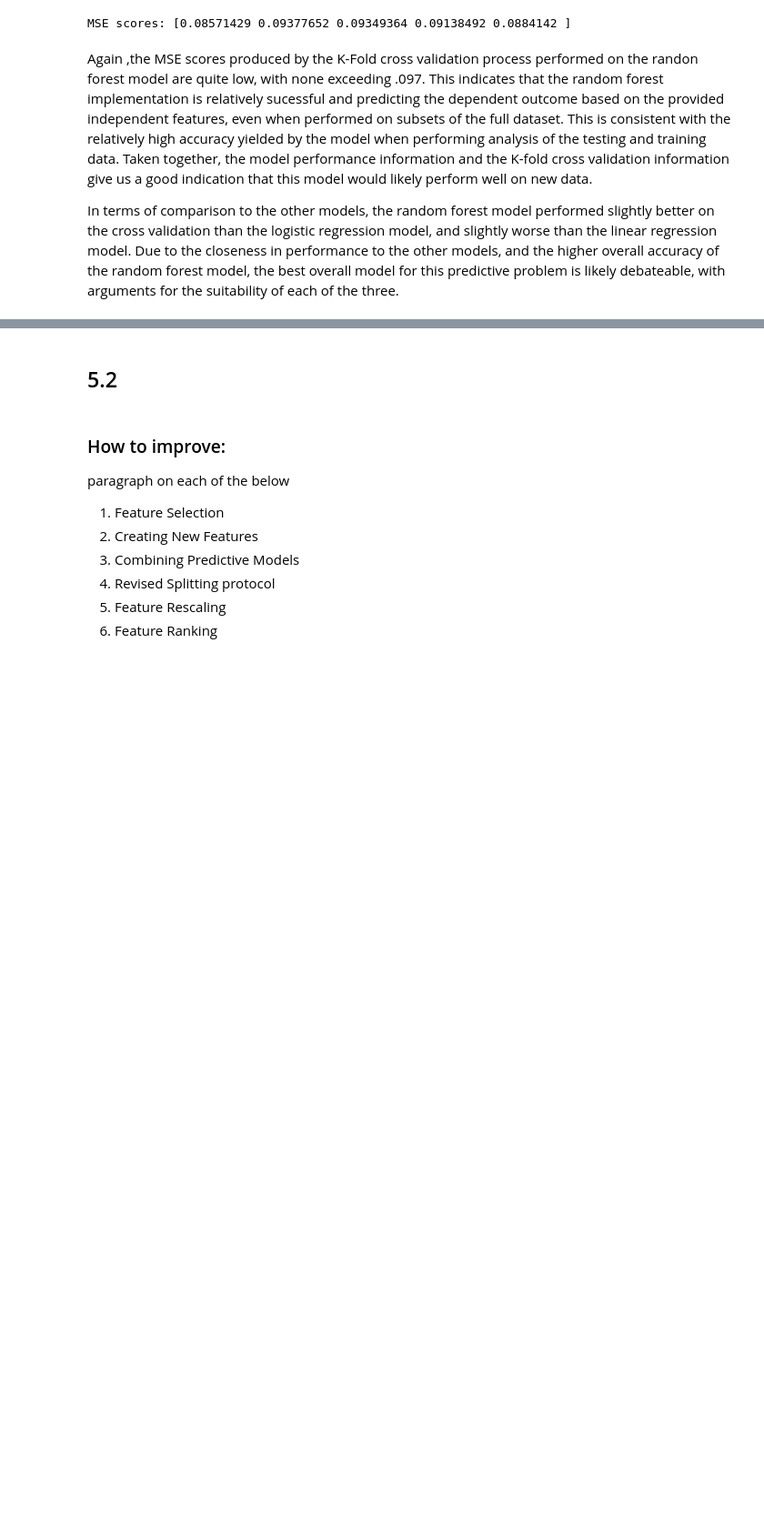
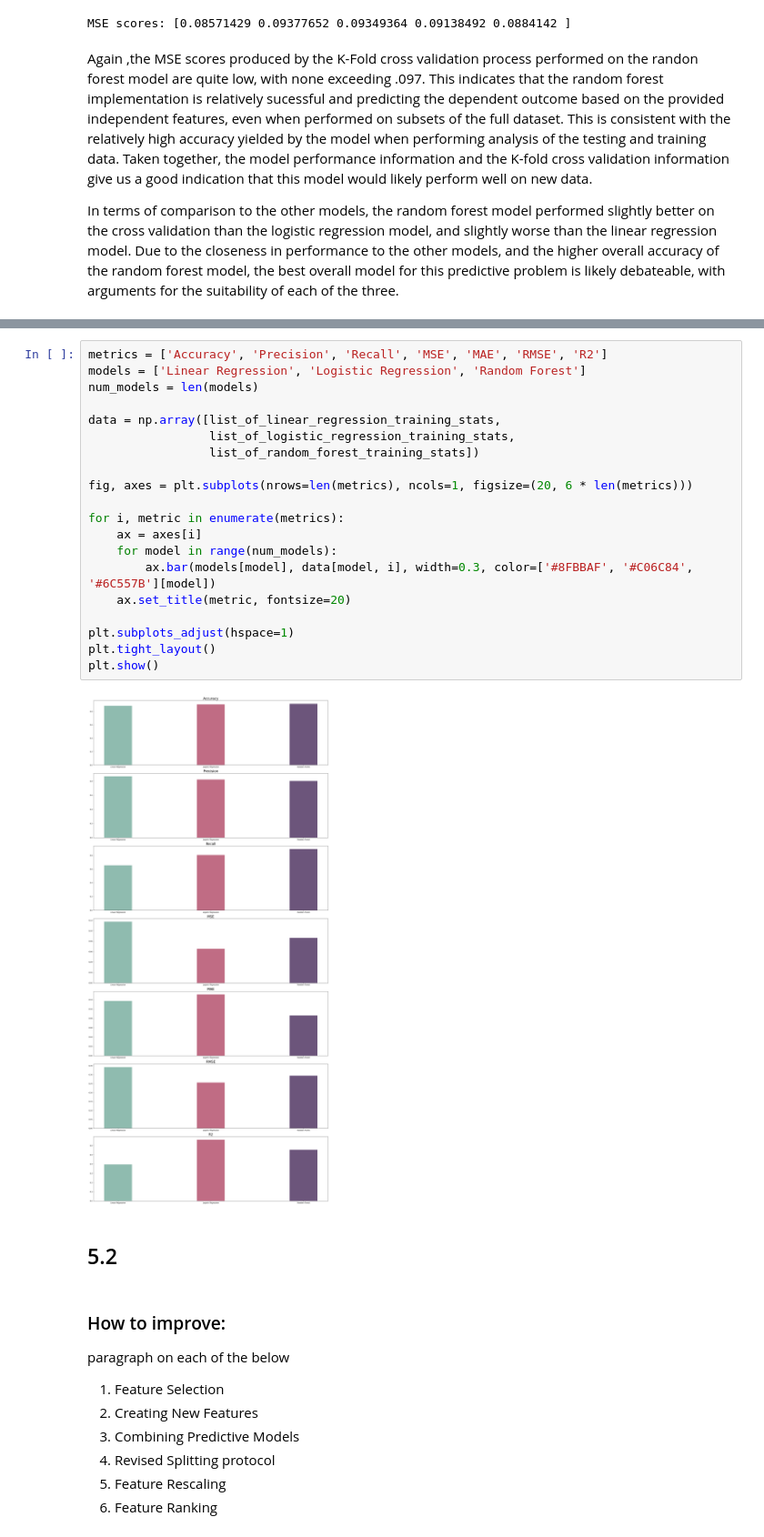
Before and after one commit to mattx245/Machine-Learning-Project, a Jupyter notebook: Homework2_22207000_12468998.ipynb, the cells around one changed output, grey strips where cells are left out. Shown at 91% size. Drawn from its saved outputs; the diff is of its cells as text; blank space fills up the shorter version.

Commit message:
created graphs for each our performance metrics for each model

```diff
--- a/Homework2_22207000_12468998.ipynb
+++ b/Homework2_22207000_12468998.ipynb
@@ -1065,3 +1065,25 @@ In terms of comparison to the other models, the random forest model performed sl
+# %%
+metrics = ['Accuracy', 'Precision', 'Recall', 'MSE', 'MAE', 'RMSE', 'R2']
+models = ['Linear Regression', 'Logistic Regression', 'Random Forest']
+num_models = len(models)
+
+data = np.array([list_of_linear_regression_training_stats,
+                 list_of_logistic_regression_training_stats,
+                 list_of_random_forest_training_stats])
+
+fig, axes = plt.subplots(nrows=len(metrics), ncols=1, figsize=(20, 6 * len(metrics)))
+
+for i, metric in enumerate(metrics):
+    ax = axes[i]
+    for model in range(num_models):
+        ax.bar(models[model], data[model, i], width=0.3, color=['#8FBBAF', '#C06C84', '#6C557B'][model])
+    ax.set_title(metric, fontsize=20)
+
+plt.subplots_adjust(hspace=1)
+plt.tight_layout()
+plt.show()
+# %% [output]
+[figure, added]
 # %% [markdown]
 ## 5.2
 # %% [markdown]
```
Also changed, not shown: parts of 3 cells of this notebook.
